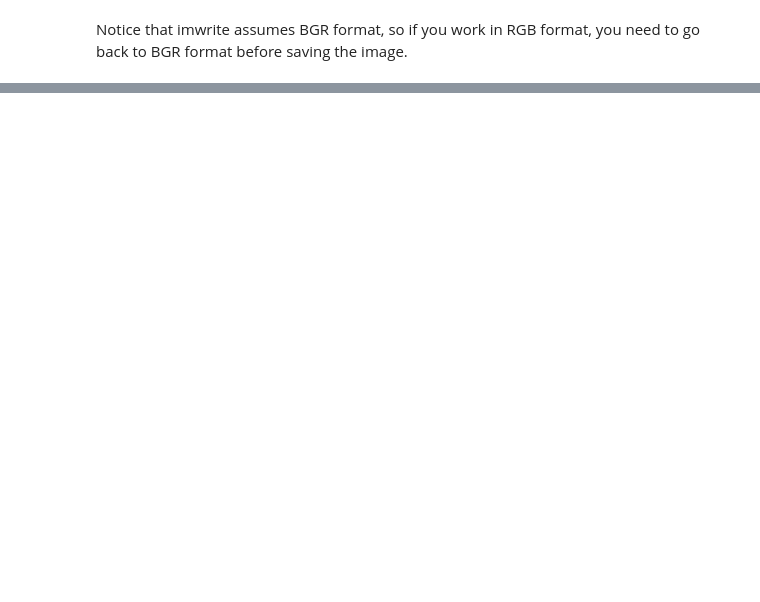
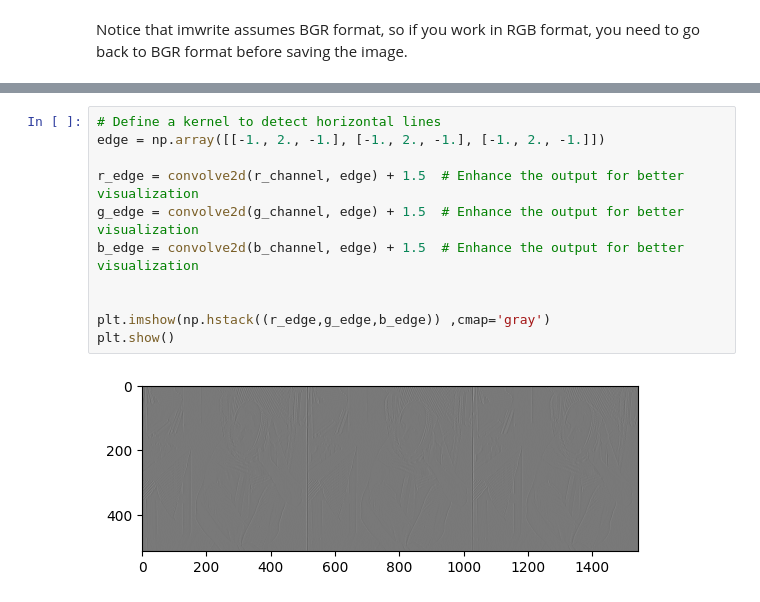
Before and after one commit to mhmd2015/ImageProcessing1UIC, a Jupyter notebook: DIP_UIC_LAB2.ipynb, the cells around one changed output, grey strips where cells are left out. Saved outputs shown, nothing was run; the diff lists cells and outputs as text; blank space fills up the shorter version.

```diff
--- a/DIP_UIC_LAB2.ipynb
+++ b/DIP_UIC_LAB2.ipynb
@@ -197,0 +327,13 @@ Notice that imwrite assumes BGR format, so if you work in RGB format, you need t
+# %%
+# Define a kernel to detect horizontal lines
+edge = np.array([[-1., 2., -1.], [-1., 2., -1.], [-1., 2., -1.]])
+
+r_edge = convolve2d(r_channel, edge) + 1.5  # Enhance the output for better visualization
+g_edge = convolve2d(g_channel, edge) + 1.5  # Enhance the output for better visualization
+b_edge = convolve2d(b_channel, edge) + 1.5  # Enhance the output for better visualization
+
+
+plt.imshow(np.hstack((r_edge,g_edge,b_edge)) ,cmap='gray')
+plt.show()
+# %% [output]
+[figure, added]
```
Also changed, not shown: parts of 17 cells of this notebook.
